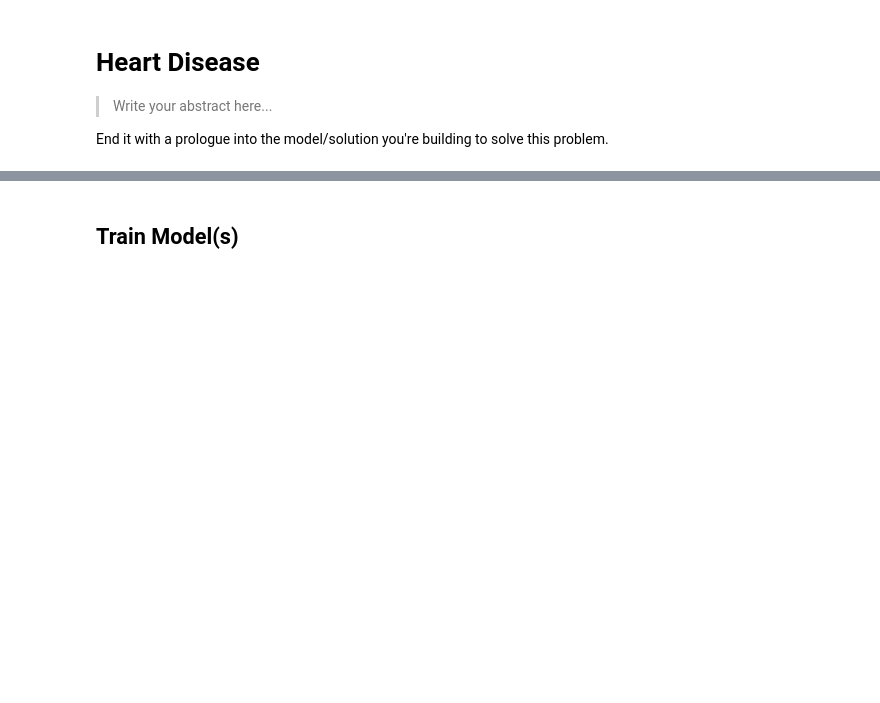
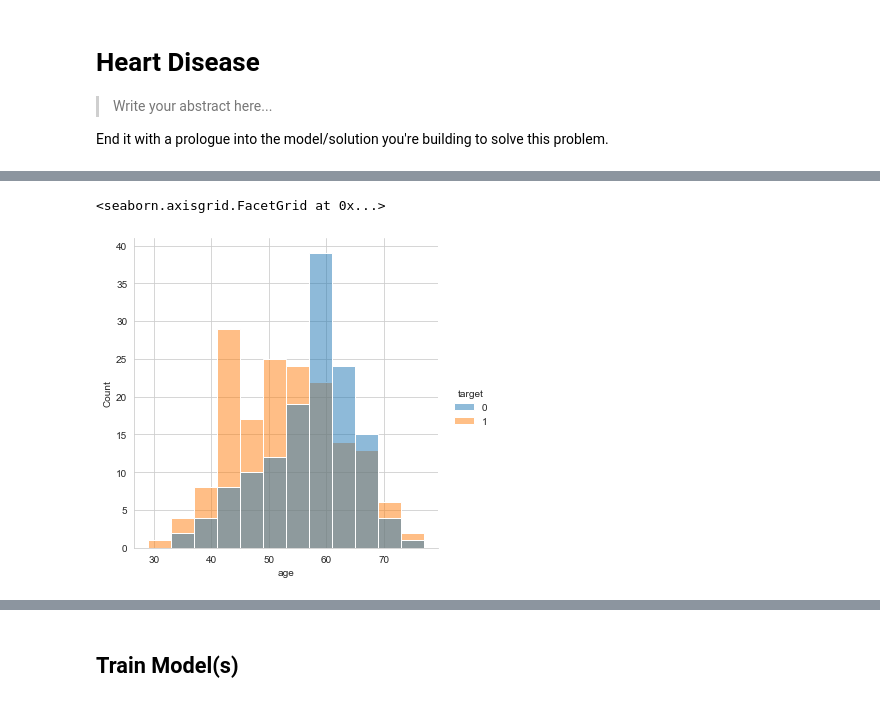
Before and after one commit to victor-iyi/heart-disease, a Jupyter notebook: Heart disease.ipynb, the cells around one changed output, grey strips where cells are left out. Drawn from its saved outputs; the diff is of its cells as text; code cells hidden in the pictures; blank space fills up the shorter version.

```diff
--- a/Heart disease.ipynb
+++ b/Heart disease.ipynb
@@ -19,0 +189,6 @@ test_size = 0.2
+# %%
+# Age vs. target (0 for no heart disease/1 for heart disease)
+sns.displot(x='age', data=df, hue='target')
+# %% [output]
+<seaborn.axisgrid.FacetGrid at 0x...>
+[figure, added]
```
Also changed, not shown: parts of 55 cells of this notebook, 3 other files.
